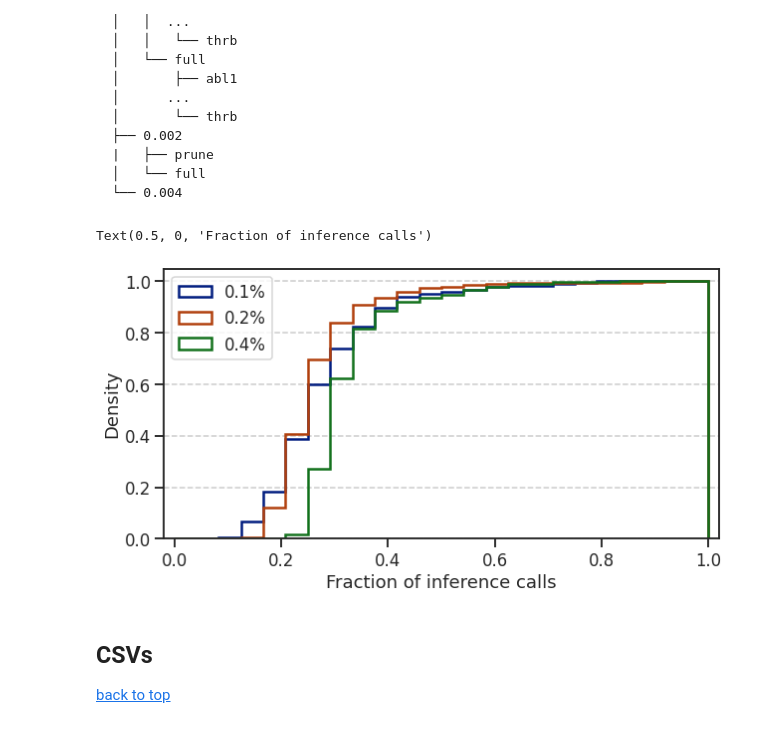
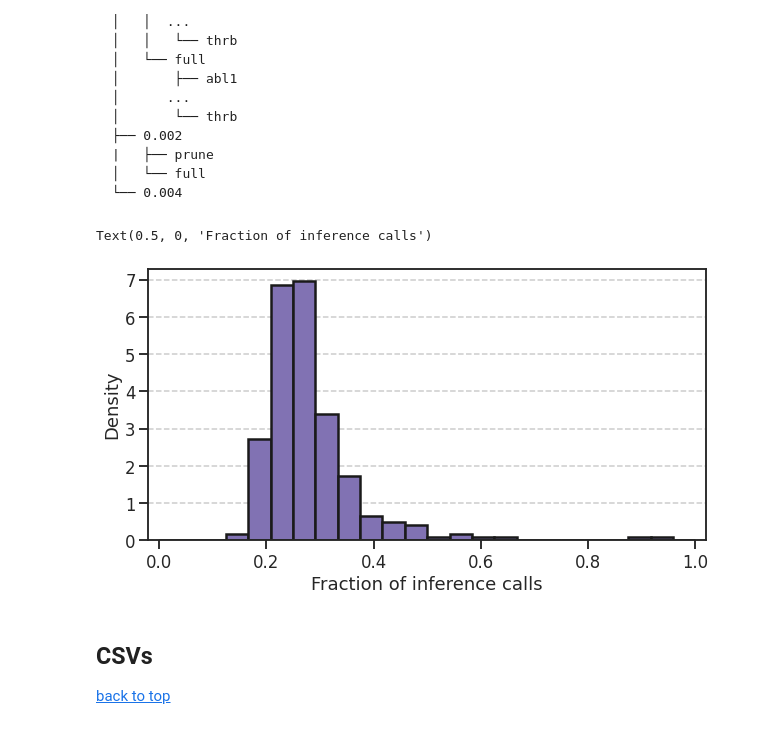
Before and after one commit to coleygroup/molpal, a Jupyter notebook: notebooks/dockstring-figures.ipynb, the cells around one changed output. Saved outputs shown, nothing was run; the diff lists cells and outputs as text; code cells hidden in the pictures.

```diff
--- a/notebooks/dockstring-figures.ipynb
+++ b/notebooks/dockstring-figures.ipynb
@@ -166,7 +168,7 @@ def make_bar_chart(npy_file, targets_pkl, split: float, N):
 # %%
 sns.set_style("ticks")
 
-split = "0.001"
+split = "0.004"
 fig = make_bar_chart(
     DOCKSTRING_PROCESSED_ROOT / f"collated-{split}-Y.npy",
     DOCKSTRING_PROCESSED_ROOT / f"collated-{split}-targets.pkl",
@@ -209,43 +211,43 @@ def pad_xss(xss) -> np.ndarray:
     return np.array(xss, float)
 
 def total_inference_calls(split: str, N: int):
     target_dirs = sorted(
         (DOCKSTRING_RUNS_ROOT / split / "prune").iterdir(), key=lambda p: p.stem
     )
     N_calls = []
     for target_dir in target_dirs:
         n_calls = []
         for expt in target_dir.iterdir():
             expt = Experiment(expt)
             inf_calls = [SIZE, *[float(len(I)) for I in retained_idxss(expt)[:N-1]]]
             n_calls.append(sum(inf_calls))
         N_calls.append(n_calls)
 
     return pad_xss(N_calls)
 
-sns.set_palette("dark")
+# sns.set_palette("dark")
 fig, ax = plt.subplots(1, 1, figsize=(10, 5))
 
-split = "0.004"
-N = 5
+split = "0.002"
+N = 8
 
-for split, N in zip(["0.001", "0.002", "0.004"], [10, 8, 5]):
-    N_calls = total_inference_calls(split, N)
-    F_calls = N_calls[~np.isnan(N_calls)] / (SIZE * N)
+# for split, N in zip(["0.001", "0.002", "0.004"], [10, 8, 5]):
+N_calls = total_inference_calls(split, N)
+F_calls = N_calls[~np.isnan(N_calls)] / (SIZE * N)
 
-    x, y, _ = ax.hist(
-        F_calls, np.linspace(0, 1, 25), lw=2.5, density=True, cumulative=True, histtype="step",
-        label=f"{float(split):0.1%}"
-    )
+x, y, _ = ax.hist(
+    F_calls, np.linspace(0, 1, 25), lw=2.5, density=True, color="m", ec="k",
+    label=f"{float(split):0.1%}"
+)
 
-ax.legend(loc="upper left")
+# ax.legend(loc="upper left")
 ax.set_xlim(-0.02, 1.02)
 ax.tick_params(axis="x", which="major", bottom=True)
 ax.grid(True, which="both", axis="y", ls="--")
 
 ax.set_ylabel("Density")
 ax.set_xlabel("Fraction of inference calls")
 # %% [output]
 Text(0.5, 0, 'Fraction of inference calls')
-[figure, old version]
+[figure, new version]
 # %%
```
Also changed, not shown: parts of 3 cells of this notebook, 2 other files.
